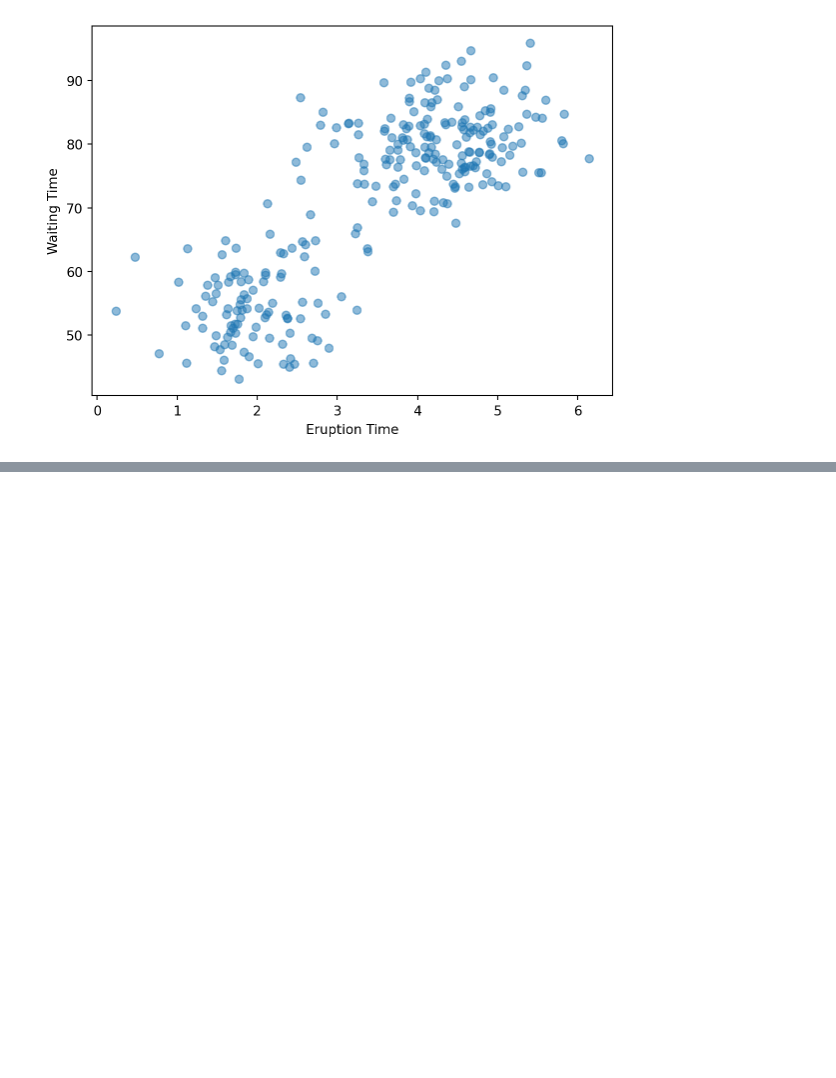
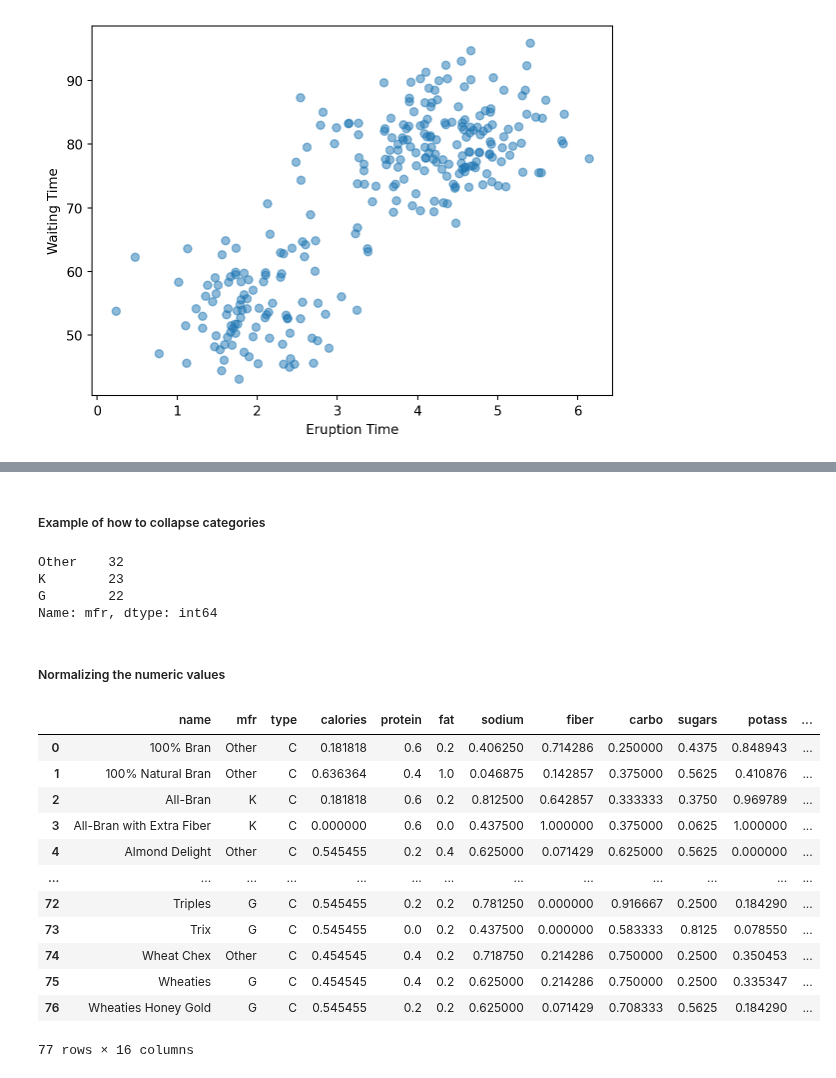
Before and after one commit to NovaVolunteer/definingdatascience, a Jupyter notebook: _sources/Analytics/Analytics_Labs.ipynb, the cells around one changed output, grey strips where cells are left out. Saved outputs shown, nothing was run; the diff lists cells and outputs as text; code cells hidden in the pictures; blank space fills up the shorter version.

```diff
--- a/_sources/Analytics/Analytics_Labs.ipynb
+++ b/_sources/Analytics/Analytics_Labs.ipynb
@@ -183,0 +213,8 @@ plt.show()
+# %%
+#read in the cereal dataset, we are reading the data in from a URL associated with the Foundations of
+#machine learning class
+
+cereal = pd.read_csv("https://raw.githubusercontent.com/UVADS/DS-3001/main/data/cereal.csv")
+
+cereal.info() # Let's check the structure of the dataset and see if we have any issues with variable classes
+#usually it's converting things to category
@@ -183,0 +241,8 @@ plt.show()
+# %%
+#Looks like columns 1,2,11 and 12 need to be converted to category
+
+Column_index_list = [1,2,11,12]
+cereal.iloc[:,Column_index_list]= cereal.iloc[:,Column_index_list].astype('category')
+#iloc accesses the index of a dataframe, bypassing having to manually type in the names of each column
+
+cereal.dtypes #another way of checking the structure of the dataset. Simpler, but does not give an index
@@ -183,0 +279,41 @@ plt.show()
+# %% [markdown]
+##### Example of how to collapse categories
+# %%
+#Usually don't want more than 5ish groups, so we should collapse this factor
+#Keep the large groups (G, K) and group all the smaller categories as "Other"
+
+top = ['K','G']
+cereal.mfr = (cereal.mfr.apply(lambda x: x if x in top else "Other")).astype('category')
+#lambda is a small anonymous function that can take any number of arguments but can only have one expression
+#a example lambda function is lambda a: a+10, if we passed 5 to this we would get back 15
+#lambda functions are best used inside of another function, like in this example when it is used inside the apply function
+#to use an if function in a lambda statement, the True return value comes first (x), then the if statement, then else, and then the False return
+
+cereal.mfr.value_counts() #This is a lot better
+# %% [output]
+Other    32
+K        23
+G        22
+Name: mfr, dtype: int64
+# %% [markdown]
+##### Normalizing the numeric values
+# %%
+# Here we are normalizing the numeric values and creating a index based on numeric columns:
+abc = list(cereal.select_dtypes('number')) #select function to find the numeric variables and create a list
+
+cereal[abc] = MinMaxScaler().fit_transform(cereal[abc])
+cereal #notice the difference in the range of values for the numeric variables
+# %% [output]
+|  | name | mfr | type | calories | protein | fat | sodium | fiber | carbo | sugars | potass | ... |
+| 0 | 100% Bran | Other | C | 0.181818 | 0.6 | 0.2 | 0.406250 | 0.714286 | 0.250000 | 0.4375 | 0.848943 | ... |
+| 1 | 100% Natural Bran | Other | C | 0.636364 | 0.4 | 1.0 | 0.046875 | 0.142857 | 0.375000 | 0.5625 | 0.410876 | ... |
+| 2 | All-Bran | K | C | 0.181818 | 0.6 | 0.2 | 0.812500 | 0.642857 | 0.333333 | 0.3750 | 0.969789 | ... |
+| 3 | All-Bran with Extra Fiber | K | C | 0.000000 | 0.6 | 0.0 | 0.437500 | 1.000000 | 0.375000 | 0.0625 | 1.000000 | ... |
+| 4 | Almond Delight | Other | C | 0.545455 | 0.2 | 0.4 | 0.625000 | 0.071429 | 0.625000 | 0.5625 | 0.000000 | ... |
+| ... | ... | ... | ... | ... | ... | ... | ... | ... | ... | ... | ... | ... |
+| 72 | Triples | G | C | 0.545455 | 0.2 | 0.2 | 0.781250 | 0.000000 | 0.916667 | 0.2500 | 0.184290 | ... |
+| 73 | Trix | G | C | 0.545455 | 0.0 | 0.2 | 0.437500 | 0.000000 | 0.583333 | 0.8125 | 0.078550 | ... |
+| 74 | Wheat Chex | Other | C | 0.454545 | 0.4 | 0.2 | 0.718750 | 0.214286 | 0.750000 | 0.2500 | 0.350453 | ... |
+| 75 | Wheaties | G | C | 0.454545 | 0.4 | 0.2 | 0.625000 | 0.214286 | 0.750000 | 0.2500 | 0.335347 | ... |
+| 76 | Wheaties Honey Gold | G | C | 0.545455 | 0.2 | 0.2 | 0.625000 | 0.071429 | 0.708333 | 0.5625 | 0.184290 | ... |
+77 rows × 16 columns
```
Also changed, not shown: parts of 48 cells of this notebook, 8 other files.
